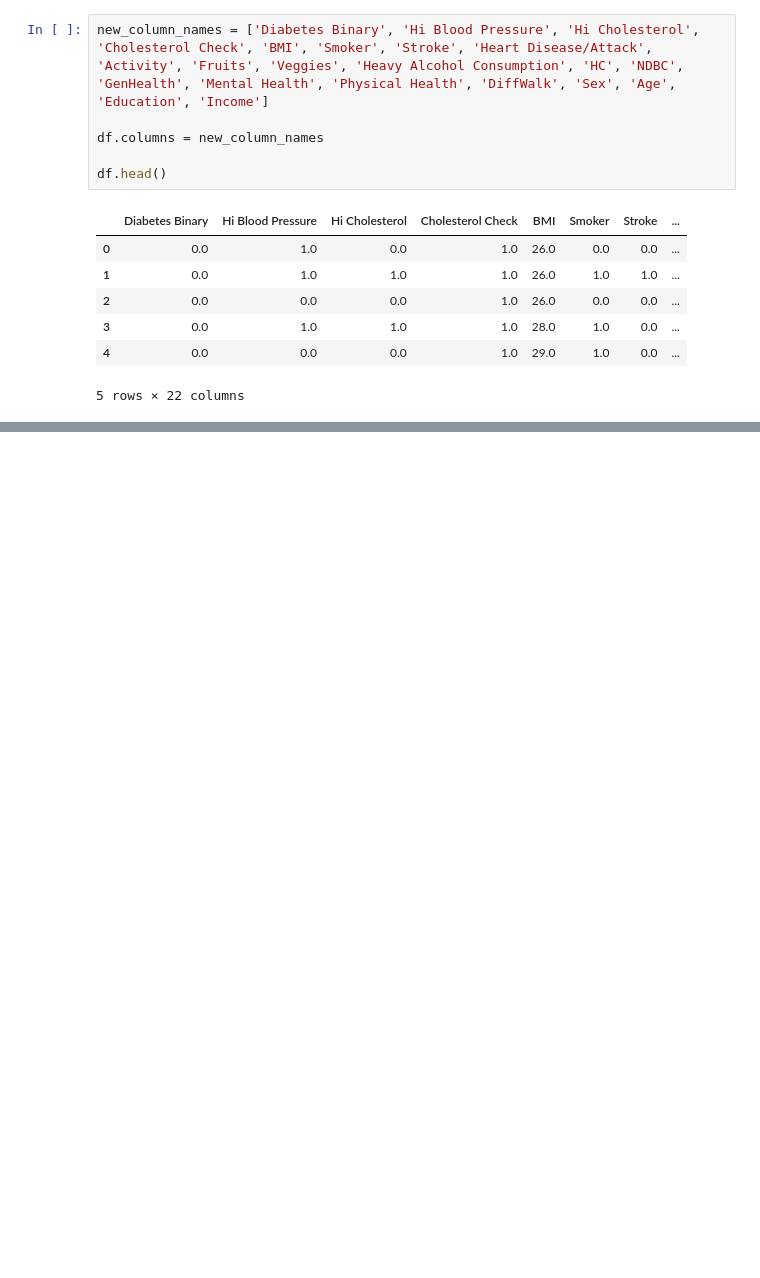
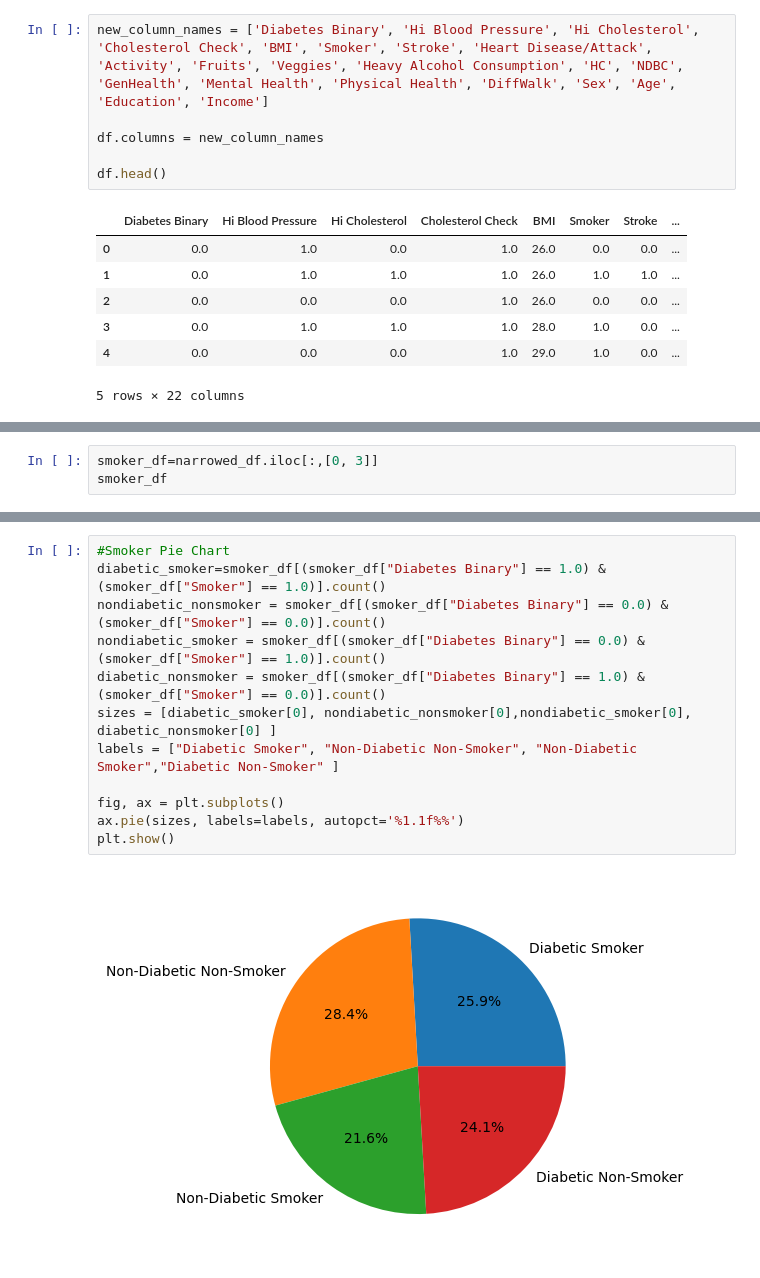
Before and after one commit to nericson1/project-1, a Jupyter notebook: alex cleaned df.ipynb, the cells around one changed output, grey strips where cells are left out. Drawn from its saved outputs; the diff is of its cells as text; blank space fills up the shorter version.

Commit message:
Updated graphs

```diff
--- a/alex cleaned df.ipynb
+++ b/alex cleaned df.ipynb
@@ -60,0 +66,3 @@ narrowed_df
+# %%
+smoker_df=narrowed_df.iloc[:,[0, 3]]
+smoker_df
@@ -60,0 +83,14 @@ narrowed_df
+# %%
+#Smoker Pie Chart
+diabetic_smoker=smoker_df[(smoker_df["Diabetes Binary"] == 1.0) & (smoker_df["Smoker"] == 1.0)].count()
+nondiabetic_nonsmoker = smoker_df[(smoker_df["Diabetes Binary"] == 0.0) & (smoker_df["Smoker"] == 0.0)].count()
+nondiabetic_smoker = smoker_df[(smoker_df["Diabetes Binary"] == 0.0) & (smoker_df["Smoker"] == 1.0)].count()
+diabetic_nonsmoker = smoker_df[(smoker_df["Diabetes Binary"] == 1.0) & (smoker_df["Smoker"] == 0.0)].count()
+sizes = [diabetic_smoker[0], nondiabetic_nonsmoker[0],nondiabetic_smoker[0], diabetic_nonsmoker[0] ]
+labels = ["Diabetic Smoker", "Non-Diabetic Non-Smoker", "Non-Diabetic Smoker","Diabetic Non-Smoker" ]
+
+fig, ax = plt.subplots()
+ax.pie(sizes, labels=labels, autopct='%1.1f%%')
+plt.show()
+# %% [output]
+[figure, added]
```
Also changed, not shown: parts of 16 cells of this notebook.
